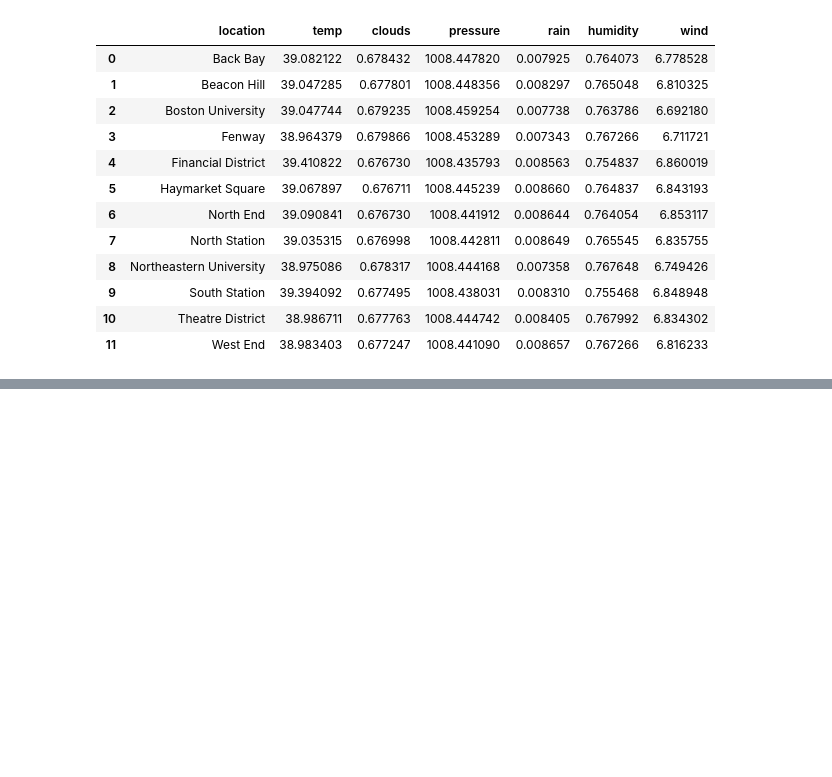
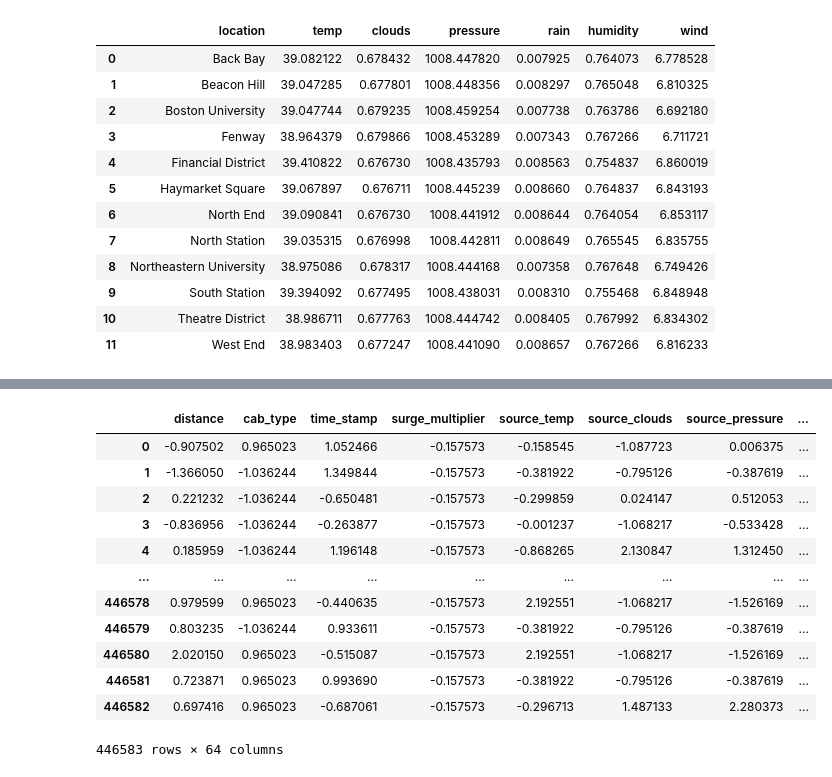
Before and after one commit to SampadaPandit/MachineLearning-UberCabPricePrediction, a Jupyter notebook: UberCabPricePrediction.ipynb, the cells around one changed output, grey strips where cells are left out. Drawn from its saved outputs; the diff is of its cells as text; code cells hidden in the pictures; blank space fills up the shorter version.

```diff
--- a/UberCabPricePrediction.ipynb
+++ b/UberCabPricePrediction.ipynb
@@ -217,0 +301,56 @@ average_weather_df
+# %%
+# writing function for creating dummy variables with the help of one hot encoding
+def onehot_encode(df, column, prefix):
+    df = df.copy()
+    dummies = pd.get_dummies(df[column], prefix=prefix)
+    df = pd.concat([df, dummies], axis=1)
+    df = df.drop(column, axis=1)
+    return df
+# %%
+def preprocess_inputs(df):
+    df = df.copy()
+
+    # Drop id column
+    df = df.drop('id', axis=1)
+
+    # Binary encode cab_type column
+    df['cab_type'] = df['cab_type'].replace({'Lyft': 0, 'Uber': 1})
+
+    # One-hot encode remaining categorical columns
+    for column, prefix in [('destination', "dest"), ('source', "src"), ('product_id', "pid"), ('name', "nm")]:
+        df = onehot_encode(df, column=column, prefix=prefix)
+
+    # Split df into X and y
+    y = df['price']
+    X = df.drop('price', axis=1)
+
+    # Train-test split
+    X_train, X_test, y_train, y_test = train_test_split(X, y, train_size=0.7, shuffle=True, random_state=1)
+
+    # Scale X
+    scaler = StandardScaler()
+    scaler.fit(X_train)
+
+    X_train = pd.DataFrame(scaler.transform(X_train), columns=X.columns)
+    X_test = pd.DataFrame(scaler.transform(X_test), columns=X.columns)
+
+    return X_train, X_test, y_train, y_test
+# %%
+# splitting our data into test and train
+X_train, X_test, y_train, y_test = preprocess_inputs(data)
+# %%
+X_train
+# %% [output]
+|  | distance | cab_type | time_stamp | surge_multiplier | source_temp | source_clouds | source_pressure | ... |
+| 0 | -0.907502 | 0.965023 | 1.052466 | -0.157573 | -0.158545 | -1.087723 | 0.006375 | ... |
+| 1 | -1.366050 | -1.036244 | 1.349844 | -0.157573 | -0.381922 | -0.795126 | -0.387619 | ... |
+| 2 | 0.221232 | -1.036244 | -0.650481 | -0.157573 | -0.299859 | 0.024147 | 0.512053 | ... |
+| 3 | -0.836956 | -1.036244 | -0.263877 | -0.157573 | -0.001237 | -1.068217 | -0.533428 | ... |
+| 4 | 0.185959 | -1.036244 | 1.196148 | -0.157573 | -0.868265 | 2.130847 | 1.312450 | ... |
+| ... | ... | ... | ... | ... | ... | ... | ... | ... |
+| 446578 | 0.979599 | 0.965023 | -0.440635 | -0.157573 | 2.192551 | -1.068217 | -1.526169 | ... |
+| 446579 | 0.803235 | -1.036244 | 0.933611 | -0.157573 | -0.381922 | -0.795126 | -0.387619 | ... |
+| 446580 | 2.020150 | 0.965023 | -0.515087 | -0.157573 | 2.192551 | -1.068217 | -1.526169 | ... |
+| 446581 | 0.723871 | 0.965023 | 0.993690 | -0.157573 | -0.381922 | -0.795126 | -0.387619 | ... |
+| 446582 | 0.697416 | 0.965023 | -0.687061 | -0.157573 | -0.296713 | 1.487133 | 2.280373 | ... |
+446583 rows × 64 columns
```
Also changed, not shown: parts of 12 cells of this notebook.
